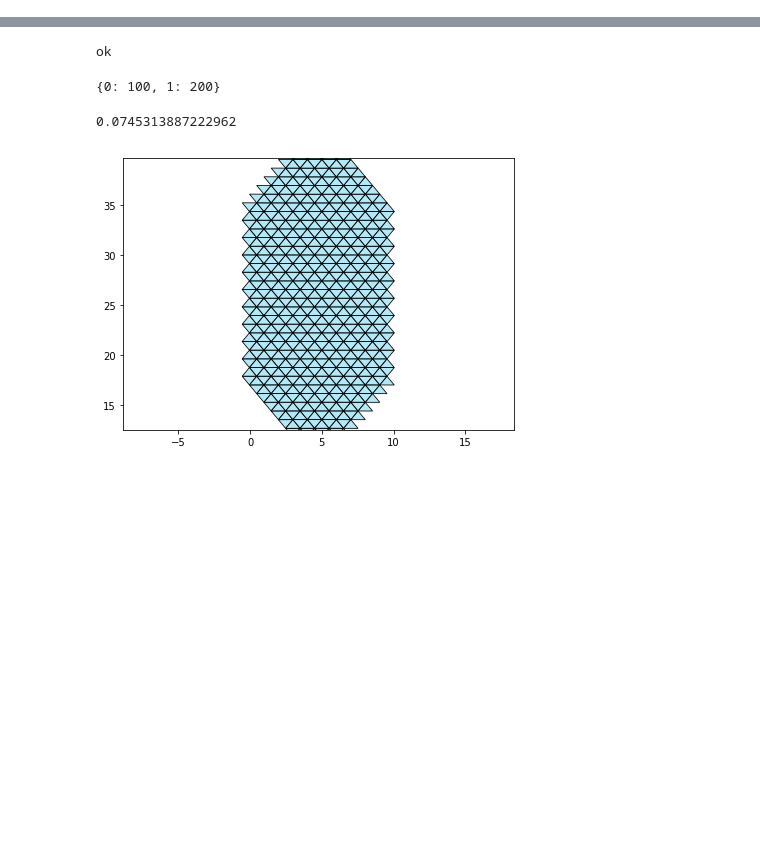
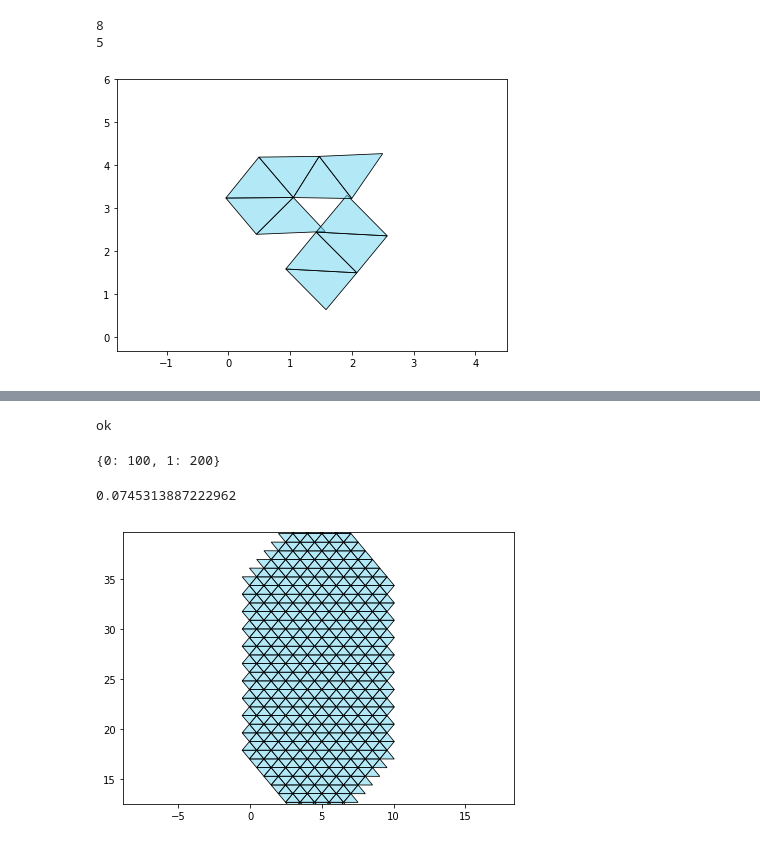
Before and after one commit to cachetdaspirine/Module_cpp, a Jupyter notebook: TestPythonObject.ipynb, the cells around one changed output, grey strips where cells are left out. Saved outputs shown, nothing was run; the diff lists cells and outputs as text; code cells hidden in the pictures; blank space fills up the shorter version.

```diff
--- a/TestPythonObject.ipynb
+++ b/TestPythonObject.ipynb
@@ -24,2 +25,19 @@ can t output an empty system
 # %%
 del(system)
+# %%
+InitialState=np.array([[0,0,0,0,0],
+                    [0,0,0,1,1],
+                    [0,0,0,1,1],
+                    [0,1,1,0,1],
+                    [0,0,1,1,1],
+                    [0,0,0,0,0],
+                    [0,0,0,0,0],
+                    [0,0,0,0,0]])
+print(InitialState.shape[0])
+print(InitialState.shape[1])
+system=System.System(InitialState,eps=0.1,Kmain=0.01,Kcoupling=1.,Kvol=1.)
+system.PlotPerSite()
+# %% [output]
+8
+5
+[figure, added]
```
Also changed, not shown: parts of 3 cells of this notebook, 18 other files.
